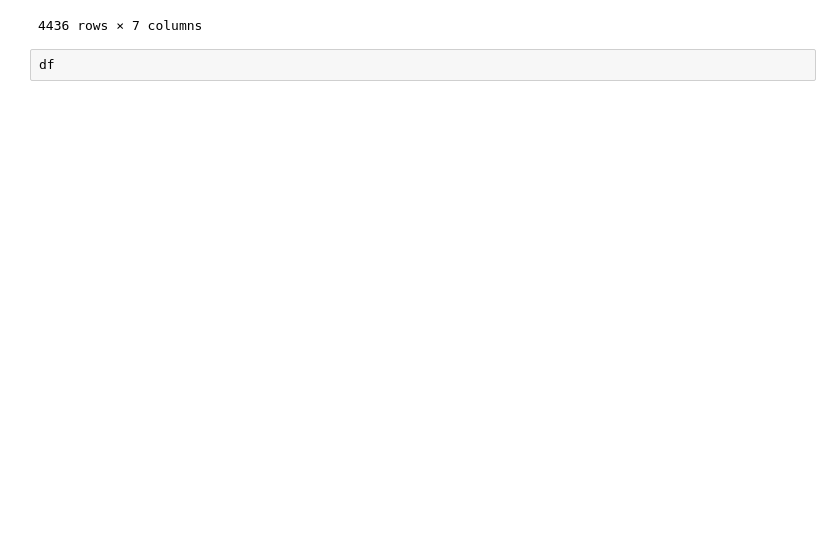
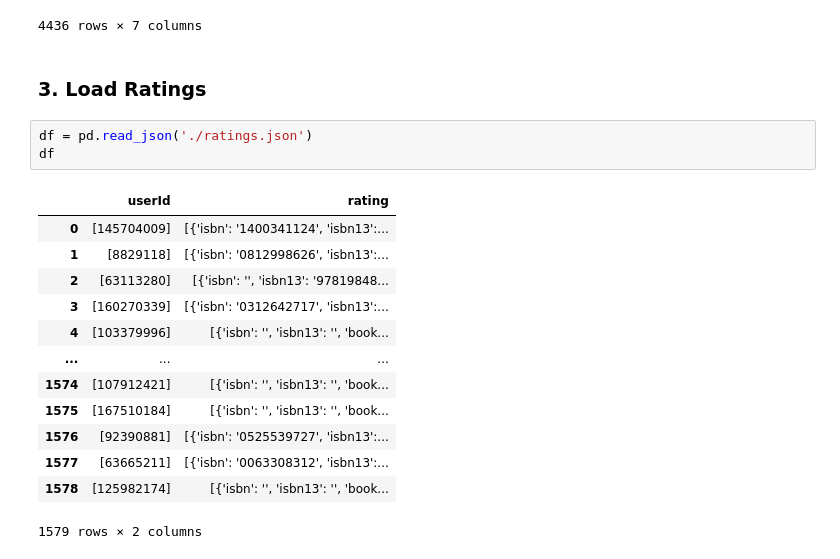
Before and after one commit to hwangisgone/book-rec-2, a Jupyter notebook: data-pipeline/Test data.ipynb, the cells around one changed output. Saved outputs shown, nothing was run; the diff lists cells and outputs as text; blank space fills up the shorter version.

```diff
--- a/data-pipeline/Test data.ipynb
+++ b/data-pipeline/Test data.ipynb
@@ -75,5 +75,22 @@ df
 | 4434 | [7655754] | [bec] | [https://www.goodreads.com/user/s... | [273] | [95] | [4.14] | [https://images.gr-assets.com/use... |
 | 4435 | [85043200] | [dvora] | [https://www.goodreads.com/user/s... | [468] | [6] | [4.73] | NaN |
 4436 rows × 7 columns
+# %% [markdown]
+### 3. Load Ratings
 # %%
+df = pd.read_json('./ratings.json')
 df
+# %% [output]
+|  | userId | rating |
+| 0 | [145704009] | [{'isbn': '1400341124', 'isbn13':... |
+| 1 | [8829118] | [{'isbn': '0812998626', 'isbn13':... |
+| 2 | [63113280] | [{'isbn': '', 'isbn13': '97819848... |
+| 3 | [160270339] | [{'isbn': '0312642717', 'isbn13':... |
+| 4 | [103379996] | [{'isbn': '', 'isbn13': '', 'book... |
+| ... | ... | ... |
+| 1574 | [107912421] | [{'isbn': '', 'isbn13': '', 'book... |
+| 1575 | [167510184] | [{'isbn': '', 'isbn13': '', 'book... |
+| 1576 | [92390881] | [{'isbn': '0525539727', 'isbn13':... |
+| 1577 | [63665211] | [{'isbn': '0063308312', 'isbn13':... |
+| 1578 | [125982174] | [{'isbn': '', 'isbn13': '', 'book... |
+1579 rows × 2 columns
```
Also changed, not shown: parts of 4 cells of this notebook, 1 other file.
